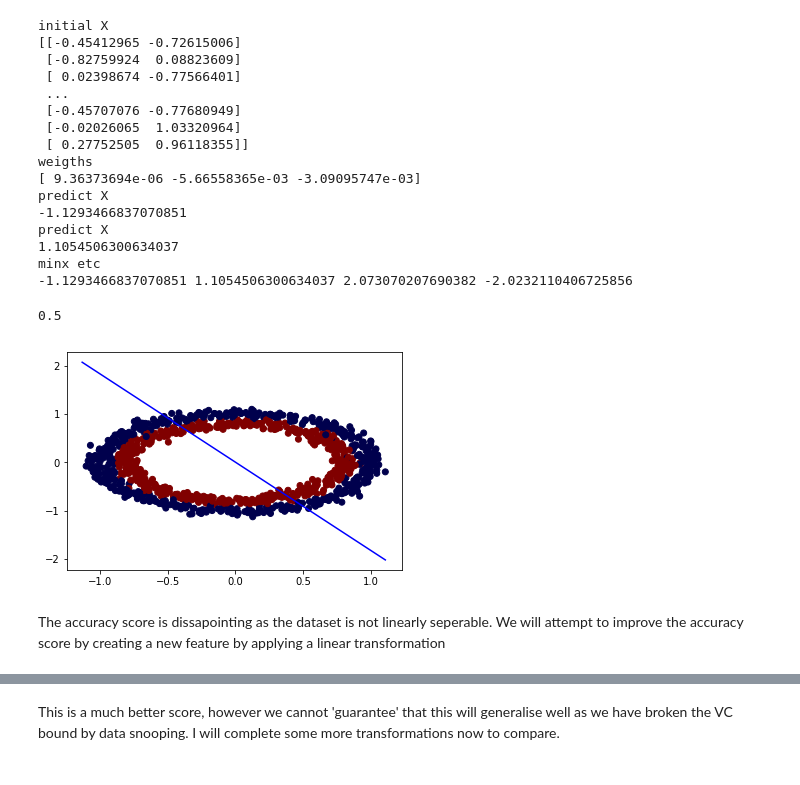
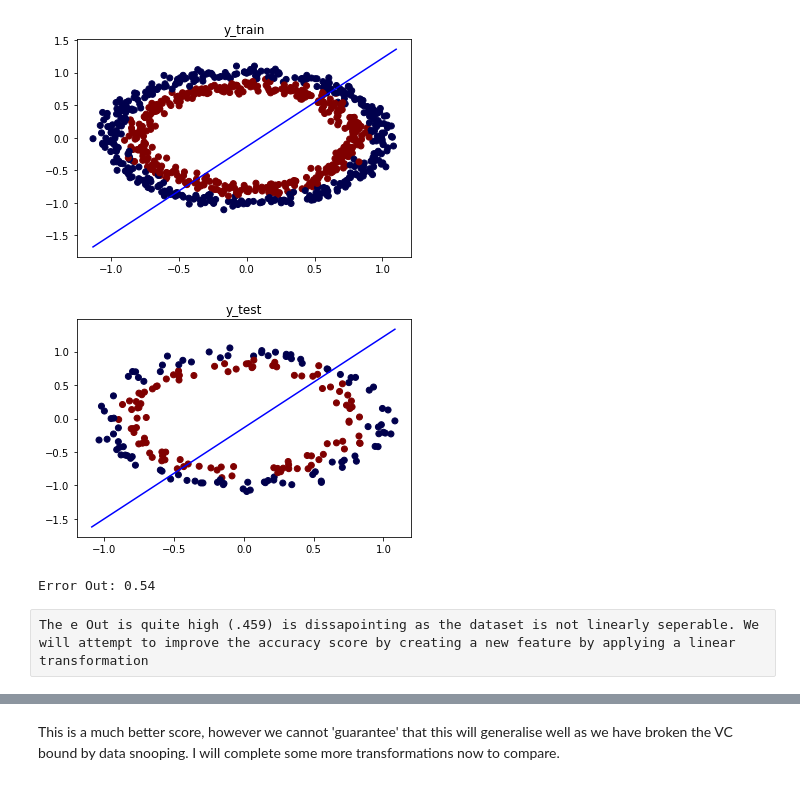
Before and after one commit to vipulpopat/MSCAI_Sem1_Etivity3, a Jupyter notebook: Etivity3_LinearClassification.ipynb, the cells around one changed output, grey strips where cells are left out. Cells and saved outputs as stored; diff of their text form; code cells hidden in the pictures.

```diff
--- a/Etivity3_LinearClassification.ipynb
+++ b/Etivity3_LinearClassification.ipynb
@@ -98,70 +18,51 @@ returned weights
 # %%
+# Thanks to Michel Danjou and Abhijit Sinha
+# for the examples which enabled me to find my mistakes in my implementation
+
 class LinearClassifier:
     def fit(self, X, y):
         X = np.insert(X, 0, 1, axis=1)
         pseudo_inv_matrix = np.linalg.pinv(X)
         weight_matrix = pseudo_inv_matrix.dot(y)
         self.w = weight_matrix
-        print("weigths")
-        print(self.w)
 
     def calculate_error(self, predictions, true):
         errors = 0
         for x,y in zip(predictions, true):
             if (x !=y):
                 errors+=1
-        return 1 - errors / len(predictions)
+        return errors / len(predictions)
 
     def predict_class(self, X):
         X = np.insert(X, 0, 1, axis=1)
         # Function to predict the classification label for the input data X
         return np.sign(np.dot(X, np.transpose(self.w)))
 
-    def predict(self, X, threshold=0.5):
-        print("predict X")
-        print(X)
+    def predict(self, X):
         return -(self.w[0]+self.w[1]*X)/self.w[2]
 
-    def plot(self, X, Y):
+    def plot(self, X, Y, title=""):
         X = np.insert(X, 0, 1, axis=1)
         plt.scatter(X[:,1],X[:,2], c=Y, cmap='seismic')
         minx = X.min()
         maxx = X.max()
         miny = self.predict(minx)
         maxy = self.predict(maxx)
-        print("minx etc")
-        print(minx, maxx, miny, maxy)
+        plt.title(title)
         plt.plot([minx, maxx], [miny, maxy], color='blue')
+        plt.show()
 
-
-print("initial X")
-print(X)
 clf = LinearClassifier()
-clf.fit(X, y)
-clf.plot(X, y)
-pred = clf.predict_class(X)
-clf.calculate_error(pred, y)
-
-#plotting values
+clf.fit(X_train, y_train)
+clf.plot(X_train, y_train, "y_train")
+clf.plot(X_test, y_test, "y_test")
+pred = clf.predict_class(X_test)
+error = clf.calculate_error(pred, y_test)
+print("Error Out:", error)
 # %% [output]
+[figure, new version]
+[figure, added]
-initial X
-[[-0.45412965 -0.72615006]
- [-0.82759924  0.08823609]
- [ 0.02398674 -0.77566401]
- ...
- [-0.45707076 -0.77680949]
- [-0.02026065  1.03320964]
- [ 0.27752505  0.96118355]]
-weigths
-[ 9.36373694e-06 -5.66558365e-03 -3.09095747e-03]
-predict X
--1.1293466837070851
-predict X
-1.1054506300634037
-minx etc
--1.1293466837070851 1.1054506300634037 2.073070207690382 -2.0232110406725856
+Error Out: 0.54
-0.5
-[figure, old version]
-# %% [markdown]
-The accuracy score is dissapointing as the dataset is not linearly seperable. We will attempt to improve the accuracy score by creating a new feature by applying a linear transformation
+# %% [raw]
+The e Out is quite high (.459) is dissapointing as the dataset is not linearly seperable. We will attempt to improve the accuracy score by creating a new feature by applying a linear transformation
 # %%
```
Also changed, not shown: parts of 13 cells of this notebook.
